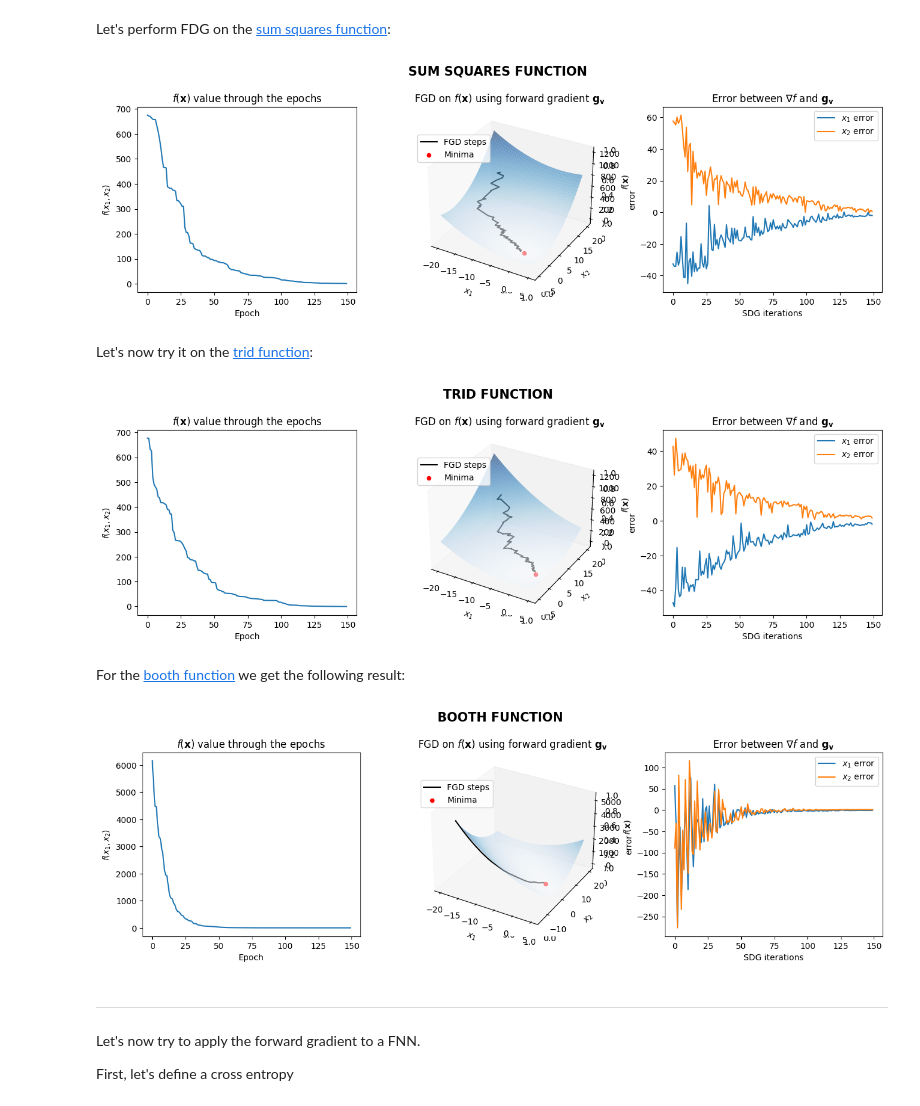
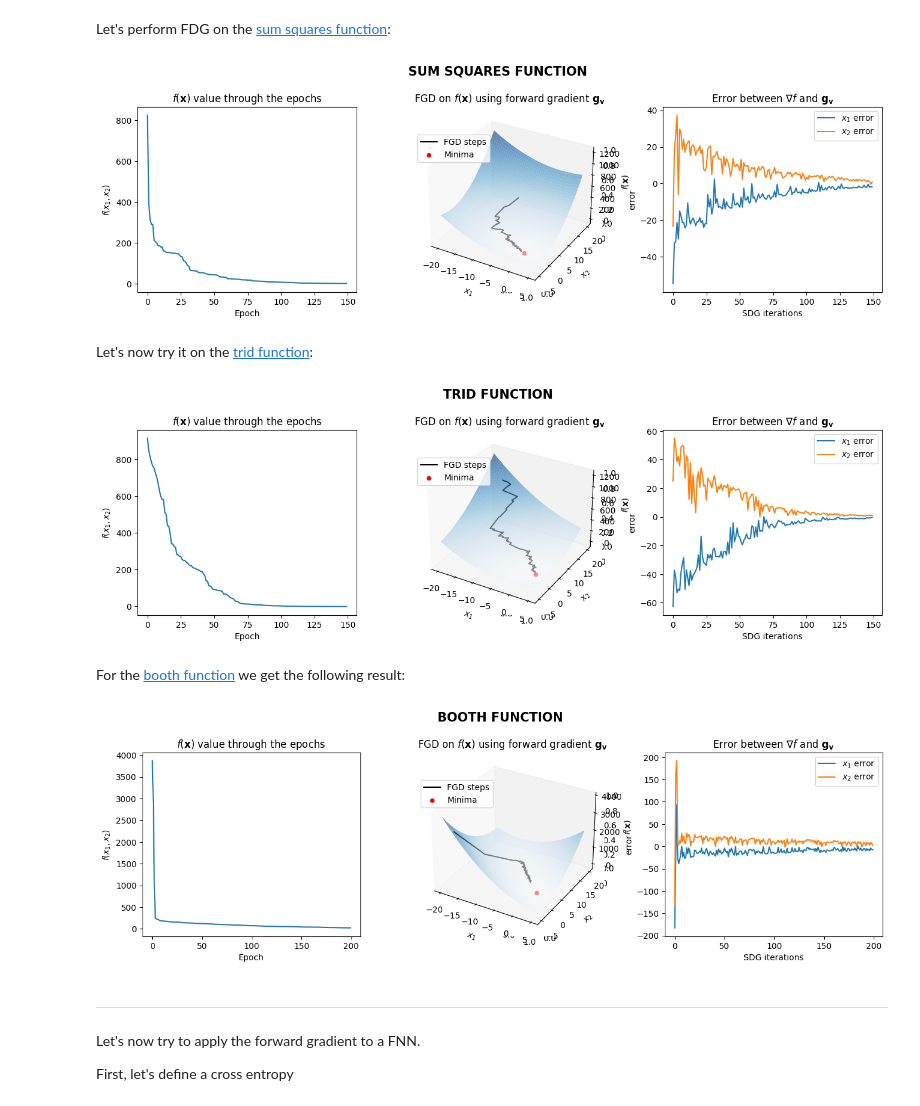
Before and after one commit to luigi-ga/GradientsWithoutBackpropagation, a Jupyter notebook: fwdgrad.ipynb, the cells around one changed output. Cells and saved outputs as stored; diff of their text form; code cells hidden in the pictures.

```diff
--- a/fwdgrad.ipynb
+++ b/fwdgrad.ipynb
@@ -34,8 +38,7 @@ Let's try to perform **forward gradient descent** using the *forward gradients*
 # %%
 def plot_fgd(f_name, f, primals, min, l_rate, epochs, t1=np.linspace(-20, 5, 100), t2=np.linspace(-5, 20, 100)):
     # Define v as canonic base
-    x_size = primals[0].shape
-    v_canonic = [tuple([torch.ones(x_size) if i==j else torch.zeros(x_size) for i in range(len(primals))]) for j in range(len(primals))]
+    v_canonic = [tuple([torch.ones(p.shape) if i==j else torch.zeros(p.shape) for i, p in enumerate(primals)]) for j in range(len(primals))]
 
     # Initialize list of x values, y values, fwd grads and true grads:
     x_values = list()
@@ -105,14 +108,14 @@ Let's perform FDG on the [sum squares function](https://www.sfu.ca/~ssurjano/sum
 # %%
 # Define the function
 def f1(x1, x2):
     return x1**2 + 2*x2**2
 
 # Define primals (x1, x2)
-primals = (torch.tensor([-15.]), torch.tensor([15.]))
+primals = (torch.tensor([-5.]), torch.tensor([20.]))
 
 plot_fgd("SUM SQUARES FUNCTION", f1, primals, min=[0,0,0], l_rate=0.1, epochs=150)
 # %% [output]
-[figure, old version]
+[figure, new version]
 # %% [markdown]
 Let's now try it on the [trid function](https://www.sfu.ca/~ssurjano/trid.html):
 # %%
@@ -121,11 +124,11 @@ def f2(x1, x2):
     return (x1-1)**2 + (x2-1)**2 - x2*x1
 
 # Define primals (x1, x2)
-primals = (torch.tensor([-15.]), torch.tensor([15.]))
+primals = (torch.tensor([-15.]), torch.tensor([20.]))
 
 plot_fgd("TRID FUNCTION", f2, primals, min=[2,2,-12], l_rate=0.1, epochs=150)
 # %% [output]
-[figure, old version]
+[figure, new version]
 # %% [markdown]
 For the [booth function](https://www.sfu.ca/~ssurjano/booth.html) we get the following result:
 # %%
@@ -136,11 +139,11 @@ def f3(x1, x2):
     return (x1+2*x2-7)**2 + (2*x1+x2-5)**2
 
 # Define primals (x1, x2)
-primals = (torch.tensor([-18.]), torch.tensor([-15.]))
+primals = (torch.tensor([-20.]), torch.tensor([-5.]))
 
-plot_fgd("BOOTH FUNCTION", f3, primals, min=[1,3,0], l_rate=0.005, epochs=150)
+plot_fgd("BOOTH FUNCTION", f3, primals, min=[1,3,0], l_rate=0.03, epochs=200)
 # %% [output]
-[figure, old version]
+[figure, new version]
 # %% [markdown]
 ---
 
```
Also changed, not shown: parts of 9 cells of this notebook, 10 other files.
